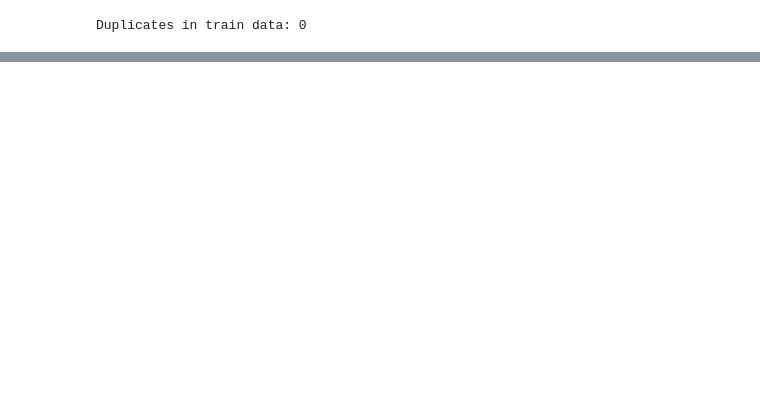
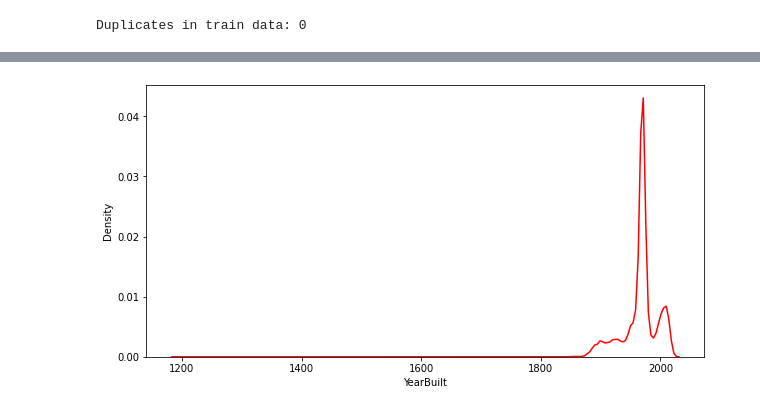
Before and after one commit to ammaralda/Telyu-ML-Class, a Jupyter notebook: Week 1/house-prices.ipynb, the cells around one changed output, grey strips where cells are left out. Cells and saved outputs as stored; diff of their text form; code cells hidden in the pictures; blank space fills up the shorter version.

```diff
--- a/Week 1/house-prices.ipynb
+++ b/Week 1/house-prices.ipynb
@@ -138,0 +328,5 @@ RandomForestRegressor model has several parameter. I tried to use RandomizedSear
+# %%
+plt.figure(figsize=(10, 5))
+sns.kdeplot(home_data.YearBuilt,Label='YearBuilt', color='r');
+# %% [output]
+[figure, added]
```
Also changed, not shown: parts of 97 cells of this notebook.
